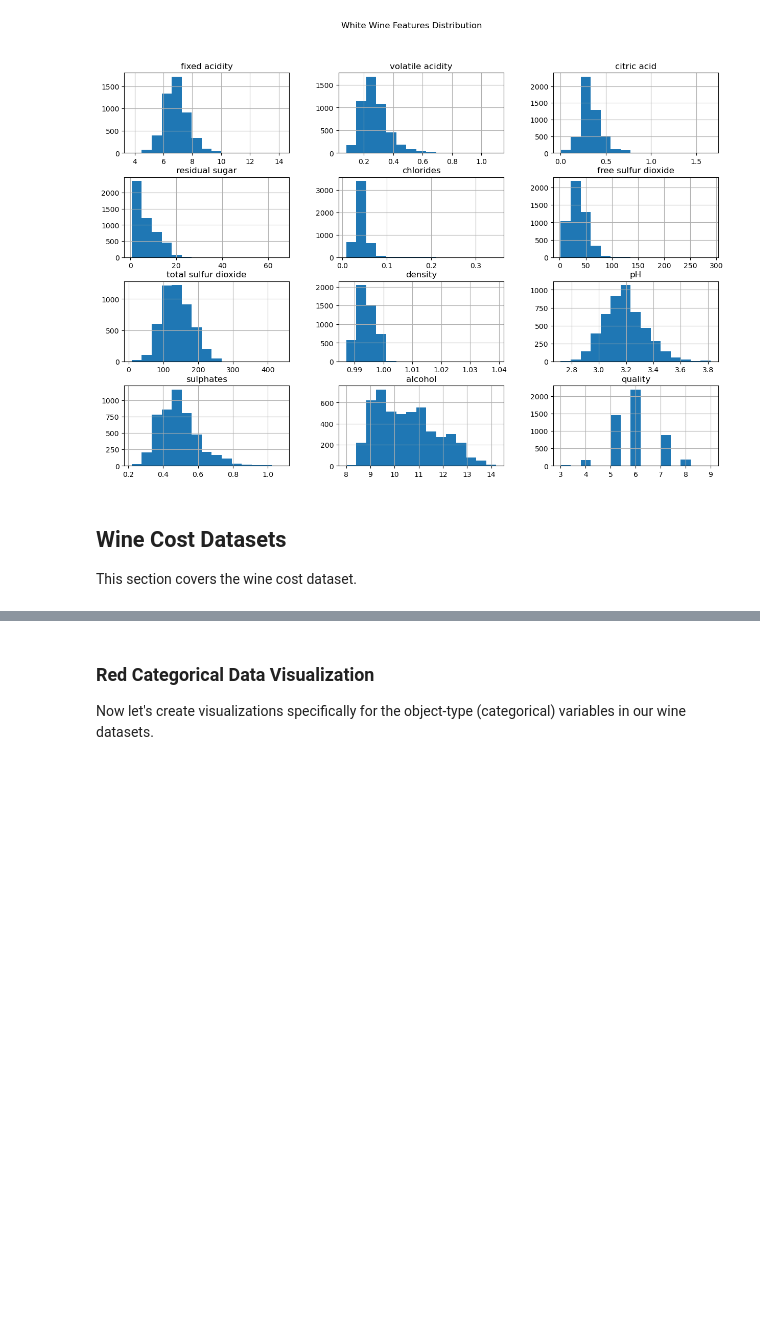
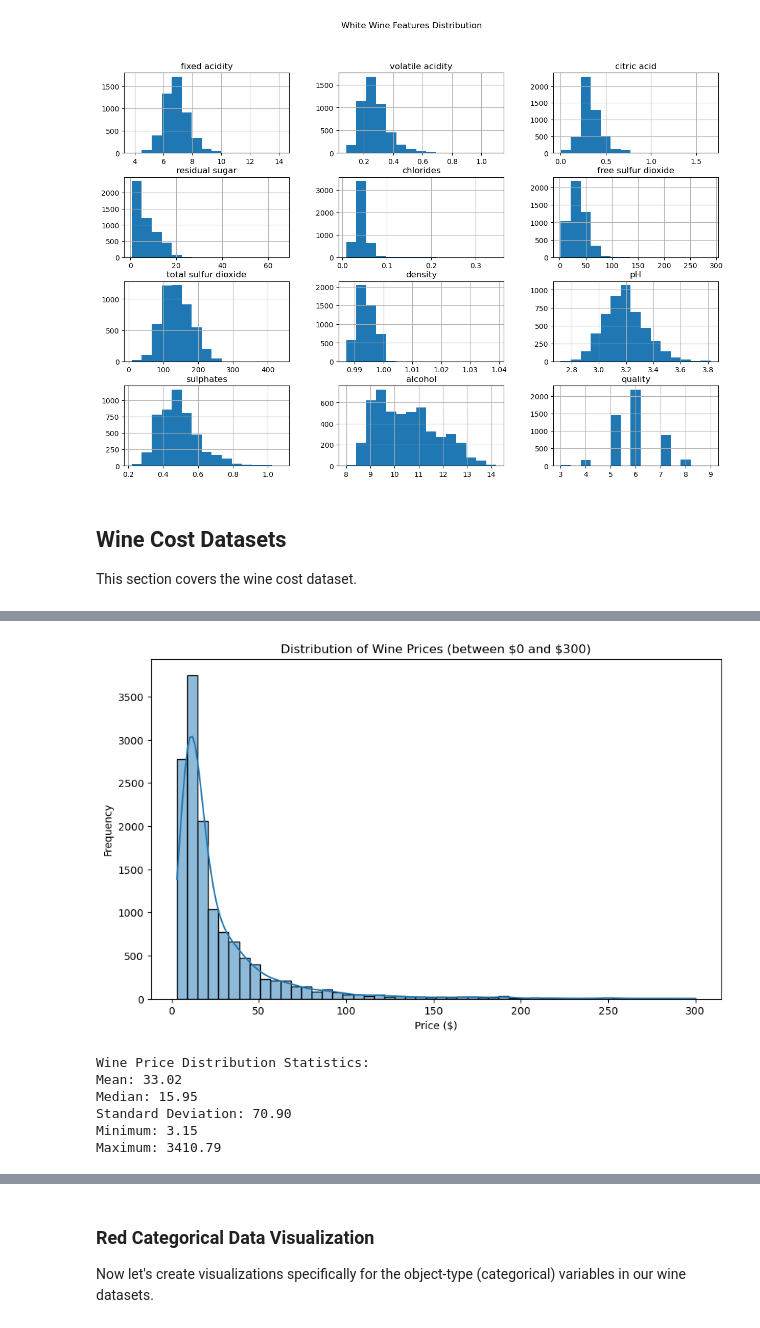
Before and after one commit to dylangeorg3/ENGG2112_Project, a Jupyter notebook: DatasetAnalysis.ipynb, the cells around one changed output, grey strips where cells are left out. Drawn from its saved outputs; the diff is of its cells as text; code cells hidden in the pictures; blank space fills up the shorter version.

```diff
--- a/DatasetAnalysis.ipynb
+++ b/DatasetAnalysis.ipynb
@@ -244,0 +414,26 @@ None
+# %%
+# Visualise distribution of wine prices from 0 to 300 dollars
+prices = df_merged_cost['Price']
+
+plt.figure(figsize=(10, 6))
+sns.histplot(prices[prices <= 300], bins=50, kde=True)
+plt.title("Distribution of Wine Prices (between \\$0 and \\$300)")
+plt.xlabel("Price ($)")
+plt.ylabel("Frequency")
+plt.show()
+
+# Also print price distribution statistics
+print("\nWine Price Distribution Statistics:")
+print(f"Mean: {prices.mean():.2f}")
+print(f"Median: {prices.median():.2f}")
+print(f"Standard Deviation: {prices.std():.2f}")
+print(f"Minimum: {prices.min():.2f}")
+print(f"Maximum: {prices.max():.2f}")
+# %% [output]
+[figure, added]
+Wine Price Distribution Statistics:
+Mean: 33.02
+Median: 15.95
+Standard Deviation: 70.90
+Minimum: 3.15
+Maximum: 3410.79
```
Also changed, not shown: parts of 32 cells of this notebook, 4 other files.
